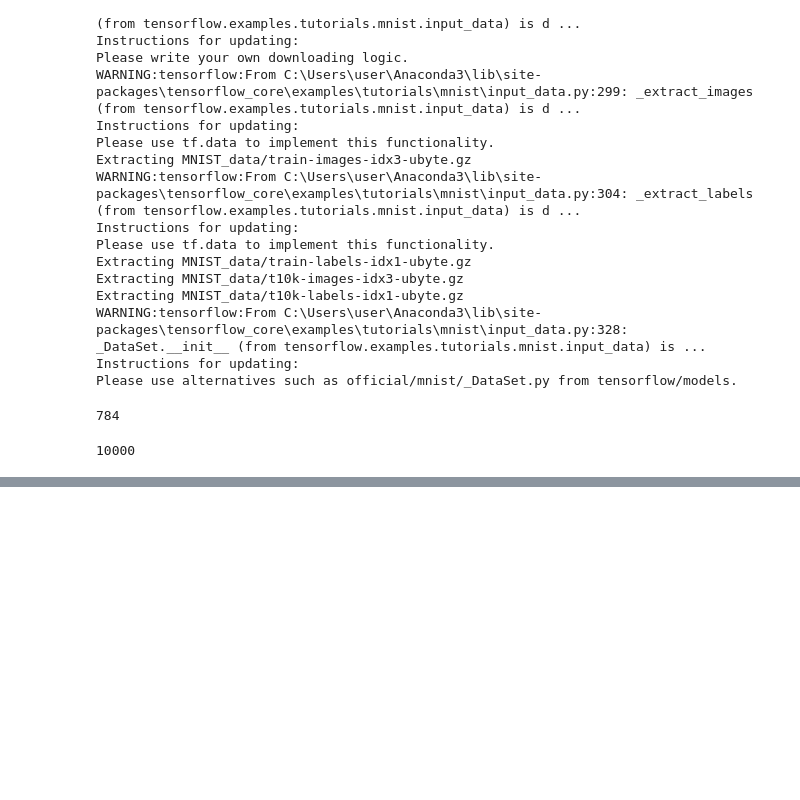
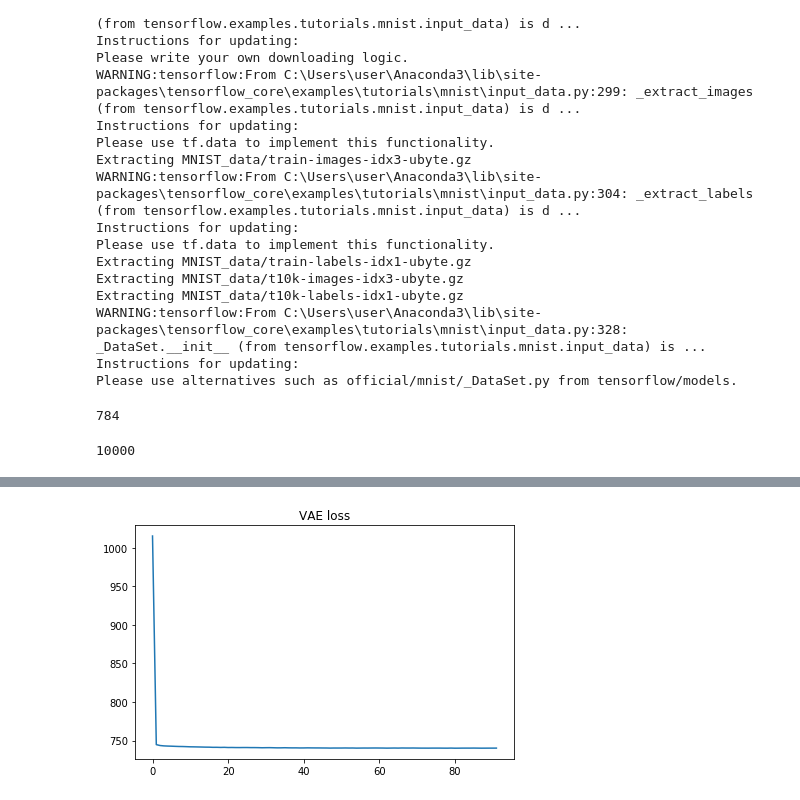
Before and after one commit to JWatter/PCA_DiffusionMaps_VAE, a Jupyter notebook: source code/task3_VAE.ipynb, the cells around one changed output, grey strips where cells are left out. Cells and saved outputs as stored; diff of their text form; code cells hidden in the pictures; blank space fills up the shorter version.

```diff
--- a/source code/task3_VAE.ipynb
+++ b/source code/task3_VAE.ipynb
@@ -162,0 +233,7 @@ Epoch 9 elbo 252.49718
+# %%
+#2-dim latent space loss curve
+plt.plot(elbo)
+plt.title('VAE loss')
+plt.tight_layout()
+# %% [output]
+[figure, added]
```
Also changed, not shown: parts of 5 cells of this notebook, 18 other files.
